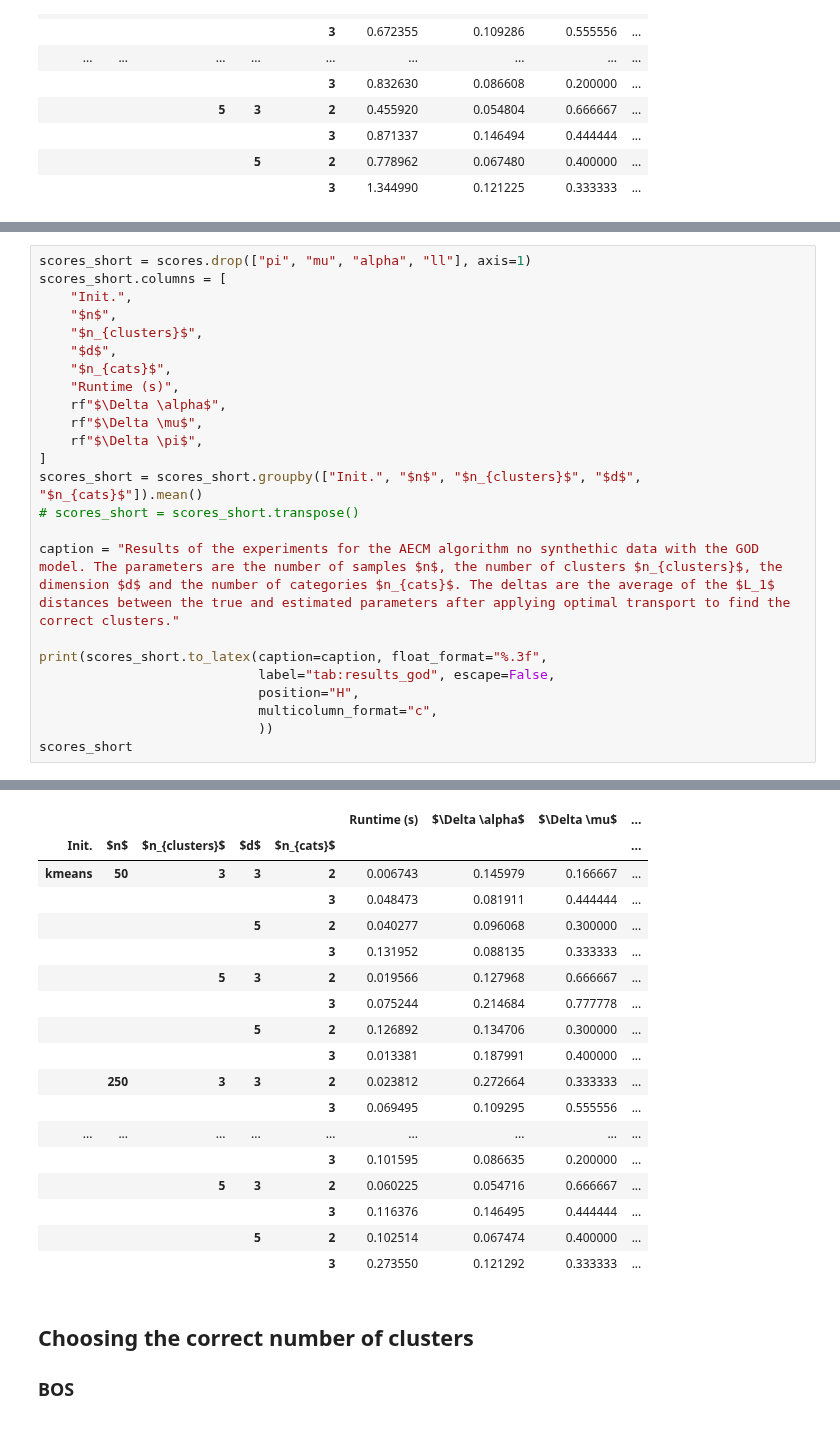
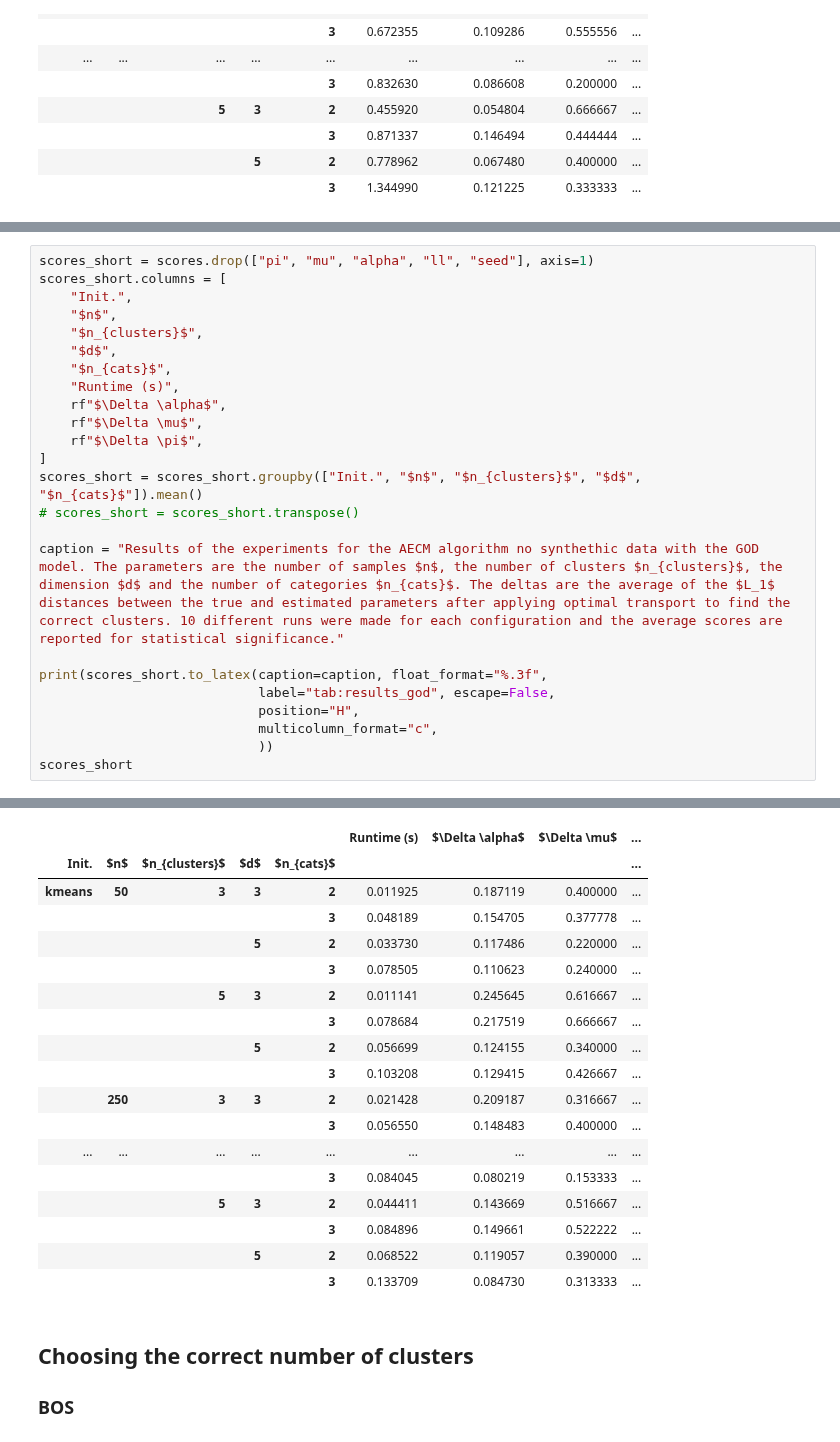
Before and after one commit to Thomick/Ordinal-data-clustering, a Jupyter notebook: notebooks/estimation.ipynb, the cells around one changed output, grey strips where cells are left out. Saved outputs shown, nothing was run; the diff lists cells and outputs as text.

```diff
--- a/notebooks/estimation.ipynb
+++ b/notebooks/estimation.ipynb
@@ -1088,5 +1115,5 @@ Estimated time left: 0.00s
 # %%
-scores_short = scores.drop(["pi", "mu", "alpha", "ll"], axis=1)
+scores_short = scores.drop(["pi", "mu", "alpha", "ll", "seed"], axis=1)
 scores_short.columns = [
     "Init.",
     "$n$",
@@ -1101,7 +1128,7 @@ scores_short.columns = [
 scores_short = scores_short.groupby(["Init.", "$n$", "$n_{clusters}$", "$d$", "$n_{cats}$"]).mean()
 # scores_short = scores_short.transpose()
 
-caption = "Results of the experiments for the AECM algorithm no synthethic data with the GOD model. The parameters are the number of samples $n$, the number of clusters $n_{clusters}$, the dimension $d$ and the number of categories $n_{cats}$. The deltas are the average of the $L_1$ distances between the true and estimated parameters after applying optimal transport to find the correct clusters."
+caption = "Results of the experiments for the AECM algorithm no synthethic data with the GOD model. The parameters are the number of samples $n$, the number of clusters $n_{clusters}$, the dimension $d$ and the number of categories $n_{cats}$. The deltas are the average of the $L_1$ distances between the true and estimated parameters after applying optimal transport to find the correct clusters. 10 different runs were made for each configuration and the average scores are reported for statistical significance."
 
 print(scores_short.to_latex(caption=caption, float_format="%.3f",
                             label="tab:results_god", escape=False,
@@ -1125,26 +1152,26 @@ Init. & $n$ & $n_{clusters}$ & $d$ & $n_{cats}$ &  &  &  &  \\
 ... (43 lines left out)
 \cline{1-9} \cline{2-9} \cline{3-9} \cline{4-9}
 \bottomrule
 \end{tabular}
 \end{table}
 |  |  |  |  |  | Runtime (s) | $\Delta \alpha$ | $\Delta \mu$ | ... |
 | Init. | $n$ | $n_{clusters}$ | $d$ | $n_{cats}$ |  |  |  | ... |
-| kmeans | 50 | 3 | 3 | 2 | 0.006743 | 0.145979 | 0.166667 | ... |
-|  |  |  |  | 3 | 0.048473 | 0.081911 | 0.444444 | ... |
-|  |  |  | 5 | 2 | 0.040277 | 0.096068 | 0.300000 | ... |
-|  |  |  |  | 3 | 0.131952 | 0.088135 | 0.333333 | ... |
-|  |  | 5 | 3 | 2 | 0.019566 | 0.127968 | 0.666667 | ... |
-|  |  |  |  | 3 | 0.075244 | 0.214684 | 0.777778 | ... |
-|  |  |  | 5 | 2 | 0.126892 | 0.134706 | 0.300000 | ... |
-|  |  |  |  | 3 | 0.013381 | 0.187991 | 0.400000 | ... |
-|  | 250 | 3 | 3 | 2 | 0.023812 | 0.272664 | 0.333333 | ... |
-|  |  |  |  | 3 | 0.069495 | 0.109295 | 0.555556 | ... |
+| kmeans | 50 | 3 | 3 | 2 | 0.011925 | 0.187119 | 0.400000 | ... |
+|  |  |  |  | 3 | 0.048189 | 0.154705 | 0.377778 | ... |
+|  |  |  | 5 | 2 | 0.033730 | 0.117486 | 0.220000 | ... |
+|  |  |  |  | 3 | 0.078505 | 0.110623 | 0.240000 | ... |
+|  |  | 5 | 3 | 2 | 0.011141 | 0.245645 | 0.616667 | ... |
+|  |  |  |  | 3 | 0.078684 | 0.217519 | 0.666667 | ... |
+|  |  |  | 5 | 2 | 0.056699 | 0.124155 | 0.340000 | ... |
+|  |  |  |  | 3 | 0.103208 | 0.129415 | 0.426667 | ... |
+|  | 250 | 3 | 3 | 2 | 0.021428 | 0.209187 | 0.316667 | ... |
+|  |  |  |  | 3 | 0.056550 | 0.148483 | 0.400000 | ... |
 | ... | ... | ... | ... | ... | ... | ... | ... | ... |
-|  |  |  |  | 3 | 0.101595 | 0.086635 | 0.200000 | ... |
-|  |  | 5 | 3 | 2 | 0.060225 | 0.054716 | 0.666667 | ... |
-|  |  |  |  | 3 | 0.116376 | 0.146495 | 0.444444 | ... |
-|  |  |  | 5 | 2 | 0.102514 | 0.067474 | 0.400000 | ... |
-|  |  |  |  | 3 | 0.273550 | 0.121292 | 0.333333 | ... |
+|  |  |  |  | 3 | 0.084045 | 0.080219 | 0.153333 | ... |
+|  |  | 5 | 3 | 2 | 0.044411 | 0.143669 | 0.516667 | ... |
+|  |  |  |  | 3 | 0.084896 | 0.149661 | 0.522222 | ... |
+|  |  |  | 5 | 2 | 0.068522 | 0.119057 | 0.390000 | ... |
+|  |  |  |  | 3 | 0.133709 | 0.084730 | 0.313333 | ... |
 # %% [markdown]
 ## Choosing the correct number of clusters
 
```
Also changed, not shown: parts of 5 cells of this notebook.
